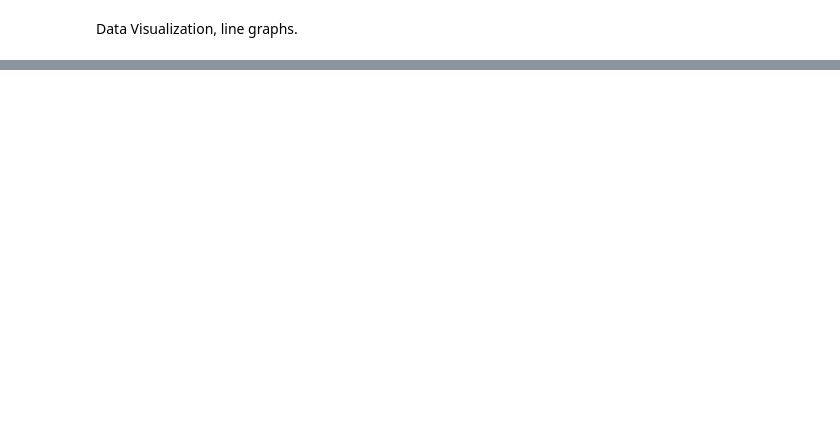
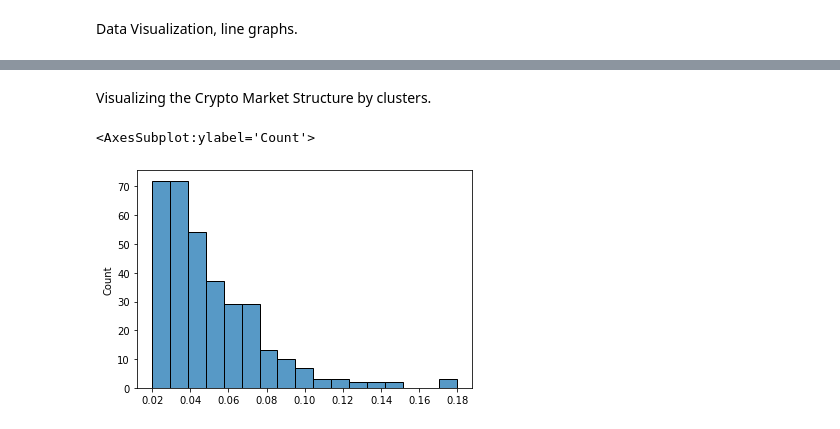
Before and after one commit to HoussamZak/CryptoMarkets_Cluster_Analysis_AffinPropag, a Jupyter notebook: Clustering_Cryptos_w_Affinity Propagation.ipynb, the cells around one changed output, grey strips where cells are left out. Cells and saved outputs as stored; diff of their text form; code cells hidden in the pictures; blank space fills up the shorter version.

```diff
--- a/Clustering_Cryptos_w_Affinity Propagation.ipynb
+++ b/Clustering_Cryptos_w_Affinity Propagation.ipynb
@@ -178,0 +242,18 @@ plt.show()
+# %%
+node_position_model = manifold.LocallyLinearEmbedding(n_components=2, eigen_solver= 'dense', n_neighbors=20)
+embedding = node_position_model.fit_transform(X.T).T
+
+pd.DataFrame(embedding)
+
+partial_correlations = edge_model.precision_.copy()
+d = 1 / np.sqrt(np.diag(partial_correlations))
+
+partial_correlations *= d
+partial_correlations *= d[:, np.newaxis]
+
+non_zero = (np.abs(np.triu(partial_correlations, k = 1)) > 0.02)
+data = pd.DataFrame.from_dict({"embedding_x":embedding[0], "embedding_y":embedding[1]})
+
+data['labels'] = labels
+print(data.shape)
+data.head()
@@ -178,0 +268,12 @@ plt.show()
+# %% [markdown]
+Visualizing the Crypto Market Structure by clusters.
+# %%
+start_idx, end_idx = np.where(non_zero)
+segments = [[np.array([embedding[:, start], embedding[:, stop]]).T, start, stop] for start, stop in zip(start_idx, end_idx)]
+
+pc =np.abs(partial_correlations[non_zero])
+normalized = (pc - min(pc) ) / (max(pc) - min(pc))
+sns.histplot(pc)
+# %% [output]
+<AxesSubplot:ylabel='Count'>
+[figure, added]
```
Also changed, not shown: parts of 8 cells of this notebook, 2 other files.
